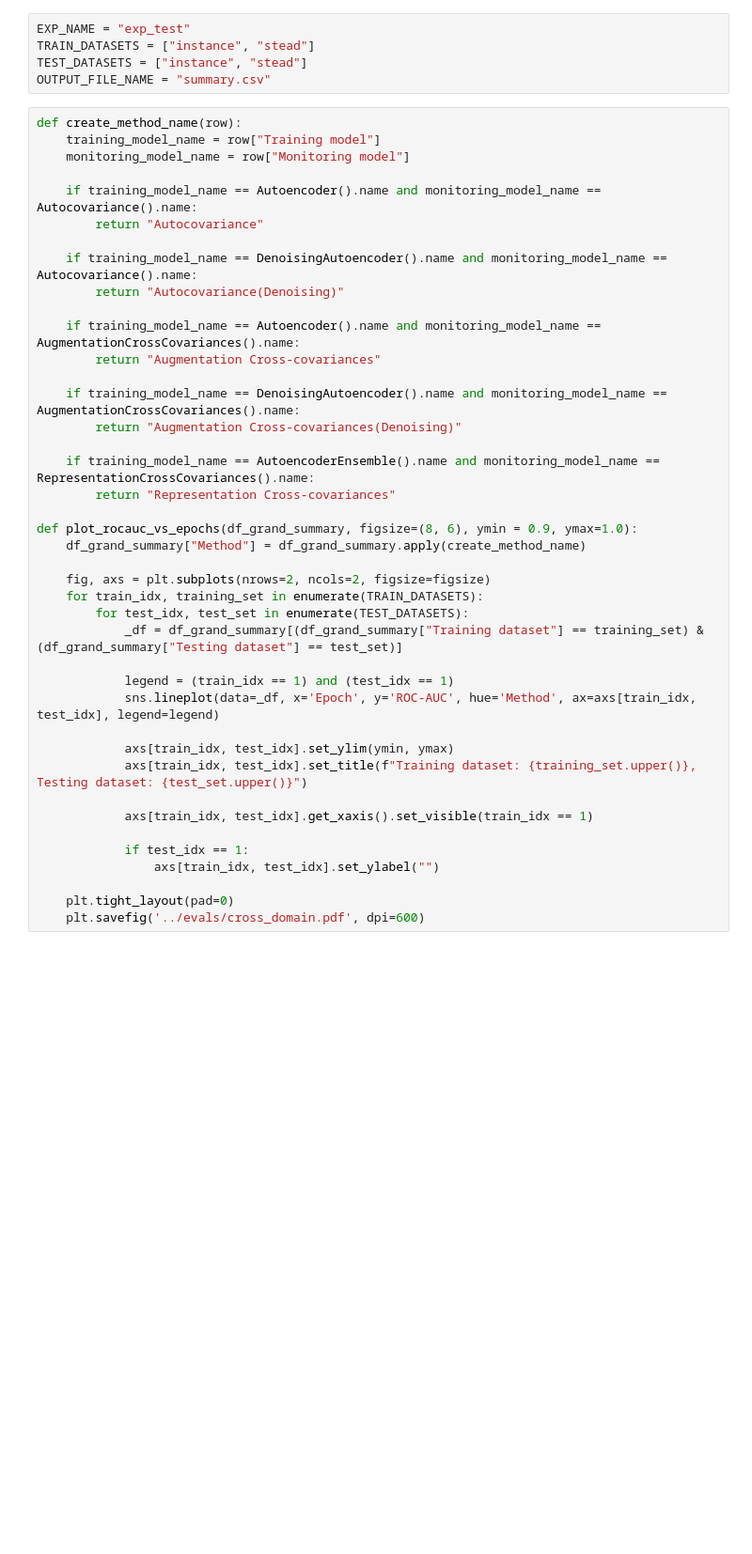
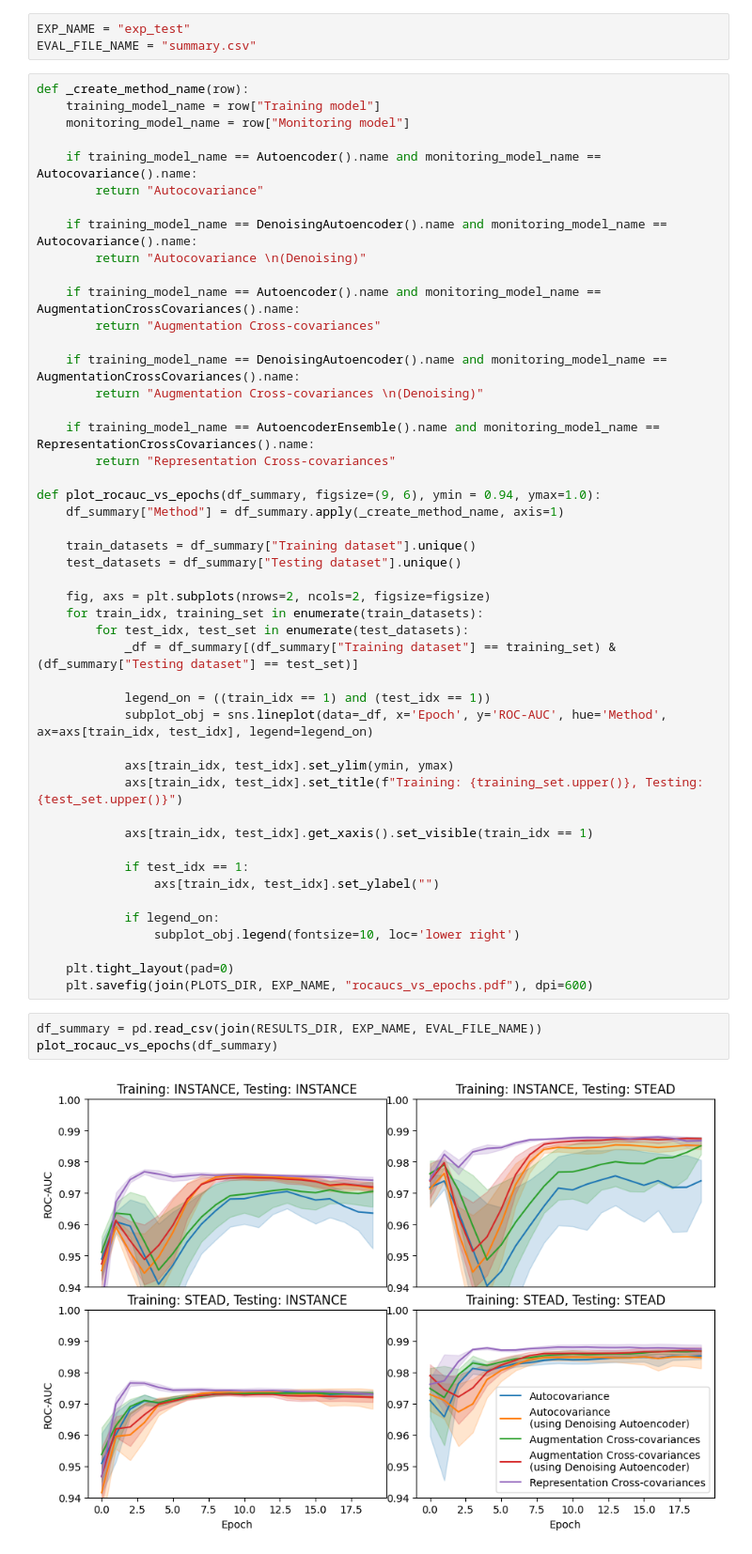
Before and after one commit to onurefe/recovar, a Jupyter notebook: plots.ipynb, the cells around one changed output. Shown at 94% size. Saved outputs shown, nothing was run; the diff lists cells and outputs as text; blank space fills up the shorter version.

```diff
--- a/plots.ipynb
+++ b/plots.ipynb
@@ -9,10 +12,8 @@ from monitor_models import Autocovariance, AugmentationCrossCovariances, Represe
 # %%
 EXP_NAME = "exp_test"
-TRAIN_DATASETS = ["instance", "stead"]
-TEST_DATASETS = ["instance", "stead"]
-OUTPUT_FILE_NAME = "summary.csv"
+EVAL_FILE_NAME = "summary.csv"
 # %%
-def create_method_name(row):
+def _create_method_name(row):
     training_model_name = row["Training model"]
     monitoring_model_name = row["Monitoring model"]
 
@@ -20,35 +21,46 @@ def create_method_name(row):
         return "Autocovariance"
 
     if training_model_name == DenoisingAutoencoder().name and monitoring_model_name == Autocovariance().name:
-        return "Autocovariance(Denoising)"
+        return "Autocovariance \n(Denoising)"
 
     if training_model_name == Autoencoder().name and monitoring_model_name == AugmentationCrossCovariances().name:
         return "Augmentation Cross-covariances"
 
     if training_model_name == DenoisingAutoencoder().name and monitoring_model_name == AugmentationCrossCovariances().name:
-        return "Augmentation Cross-covariances(Denoising)"
+        return "Augmentation Cross-covariances \n(Denoising)"
 
     if training_model_name == AutoencoderEnsemble().name and monitoring_model_name == RepresentationCrossCovariances().name:
         return "Representation Cross-covariances"
 
-def plot_rocauc_vs_epochs(df_grand_summary, figsize=(8, 6), ymin = 0.9, ymax=1.0):
-    df_grand_summary["Method"] = df_grand_summary.apply(create_method_name)
+def plot_rocauc_vs_epochs(df_summary, figsize=(9, 6), ymin = 0.94, ymax=1.0):
+    df_summary["Method"] = df_summary.apply(_create_method_name, axis=1)
+
+    train_datasets = df_summary["Training dataset"].unique()
+    test_datasets = df_summary["Testing dataset"].unique()
 
     fig, axs = plt.subplots(nrows=2, ncols=2, figsize=figsize)
-    for train_idx, training_set in enumerate(TRAIN_DATASETS):
-        for test_idx, test_set in enumerate(TEST_DATASETS):
-            _df = df_grand_summary[(df_grand_summary["Training dataset"] == training_set) & (df_grand_summary["Testing dataset"] == test_set)]
+    for train_idx, training_set in enumerate(train_datasets):
+        for test_idx, test_set in enumerate(test_datasets):
+            _df = df_summary[(df_summary["Training dataset"] == training_set) & (df_summary["Testing dataset"] == test_set)]
 
-            legend = (train_idx == 1) and (test_idx == 1)
-            sns.lineplot(data=_df, x='Epoch', y='ROC-AUC', hue='Method', ax=axs[train_idx, test_idx], legend=legend)
+            legend_on = ((train_idx == 1) and (test_idx == 1))
+            subplot_obj = sns.lineplot(data=_df, x='Epoch', y='ROC-AUC', hue='Method', ax=axs[train_idx, test_idx], legend=legend_on)
 
             axs[train_idx, test_idx].set_ylim(ymin, ymax)
-            axs[train_idx, test_idx].set_title(f"Training dataset: {training_set.upper()}, Testing dataset: {test_set.upper()}")
+            axs[train_idx, test_idx].set_title(f"Training: {training_set.upper()}, Testing: {test_set.upper()}")
 
             axs[train_idx, test_idx].get_xaxis().set_visible(train_idx == 1)
 
             if test_idx == 1:
                 axs[train_idx, test_idx].set_ylabel("")
 
+            if legend_on:
+                subplot_obj.legend(fontsize=10, loc='lower right')
+
     plt.tight_layout(pad=0)
-    plt.savefig('../evals/cross_domain.pdf', dpi=600)
+    plt.savefig(join(PLOTS_DIR, EXP_NAME, "rocaucs_vs_epochs.pdf"), dpi=600)
+# %%
+df_summary = pd.read_csv(join(RESULTS_DIR, EXP_NAME, EVAL_FILE_NAME))
+plot_rocauc_vs_epochs(df_summary)
+# %% [output]
+[figure, added]
```
Also changed, not shown: parts of 1 cell of this notebook, 14 other files.
